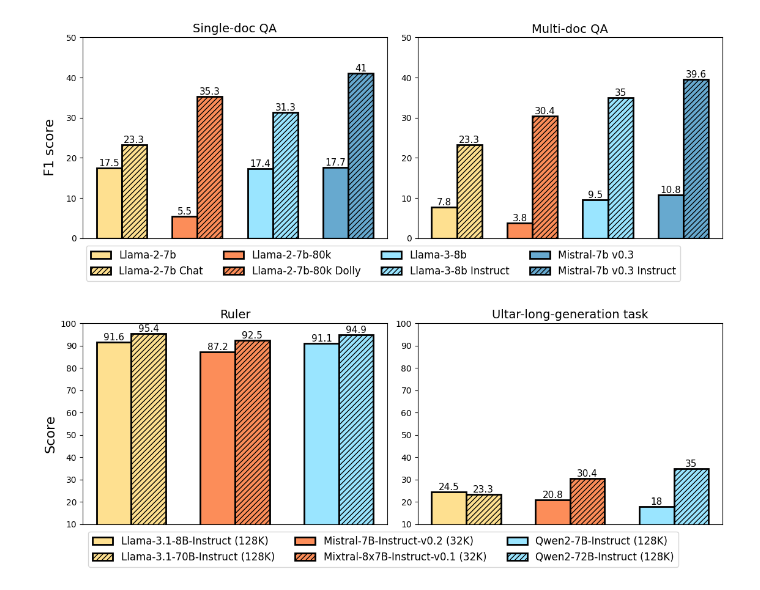
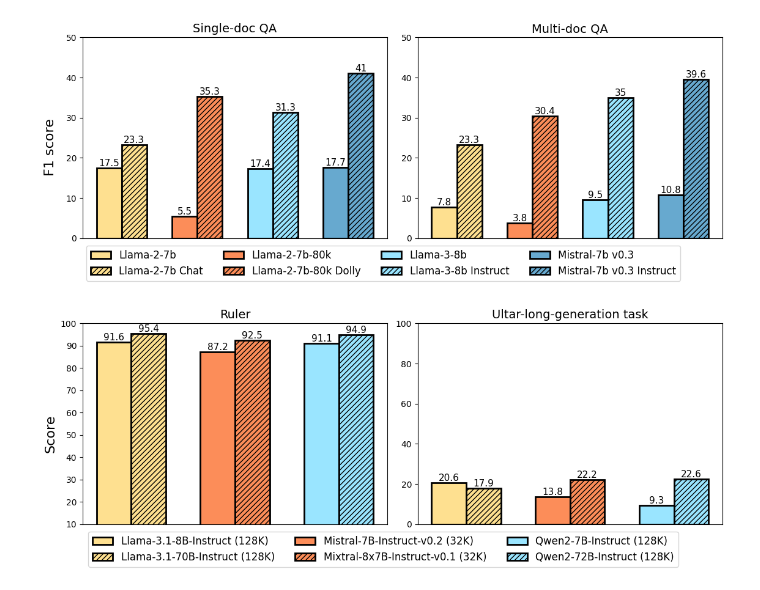
Before and after one commit to mozhu621/LongGenBench, a Jupyter notebook: Draw/paper.ipynb, the cells around one changed output. Saved outputs shown, nothing was run; the diff lists cells and outputs as text; code cells hidden in the pictures.

```diff
--- a/Draw/paper.ipynb
+++ b/Draw/paper.ipynb
@@ -119,38 +119,38 @@ ax1.bar(x + bar_width*4, [92.5], bar_width, color=color_2, hatch='////', edgecol
 ax1.bar(x + bar_width*6, [91.1], bar_width, color=color_3, edgecolor='black', linewidth=2)
 ax1.bar(x + bar_width*7, [94.9], bar_width, color=color_3, edgecolor='black', linewidth=2, hatch='////')
 
 for container in ax1.containers:
     ax1.bar_label(container, label_type='edge', size=11)
 
 ax1.set_title('Ruler', fontdict={'size':14})
 ax1.set_xticks([])
 ax1.set_ylim([10, 100])
 
 # Second subplot
-ax2.bar(x, [24.5], bar_width, color=color_1, edgecolor='black', linewidth=2, label='Llama-3.1-8B-Instruct (128K)')
-ax2.bar(x + bar_width, [23.3], bar_width, color=color_1, edgecolor='black', hatch='////', linewidth=2, label='Llama-3.1-70B-Instruct (128K)')
-ax2.bar(x + bar_width*3, [20.8], bar_width, color=color_2, edgecolor='black', linewidth=2, label='Mistral-7B-Instruct-v0.2 (32K)')
-ax2.bar(x + bar_width*4, [30.4], bar_width, color=color_2, edgecolor='black', linewidth=2, hatch='////', label='Mixtral-8x7B-Instruct-v0.1 (32K)')
-ax2.bar(x + bar_width*6, [18.0], bar_width, color=color_3, edgecolor='black', linewidth=2, label='Qwen2-7B-Instruct (128K)')
-ax2.bar(x + bar_width*7, [35.0], bar_width, color=color_3, edgecolor='black', linewidth=2, hatch='////', label='Qwen2-72B-Instruct (128K)')
+ax2.bar(x, [20.6], bar_width, color=color_1, edgecolor='black', linewidth=2, label='Llama-3.1-8B-Instruct (128K)')
+ax2.bar(x + bar_width, [17.9], bar_width, color=color_1, edgecolor='black', hatch='////', linewidth=2, label='Llama-3.1-70B-Instruct (128K)')
+ax2.bar(x + bar_width*3, [13.8], bar_width, color=color_2, edgecolor='black', linewidth=2, label='Mistral-7B-Instruct-v0.2 (32K)')
+ax2.bar(x + bar_width*4, [22.2], bar_width, color=color_2, edgecolor='black', linewidth=2, hatch='////', label='Mixtral-8x7B-Instruct-v0.1 (32K)')
+ax2.bar(x + bar_width*6, [9.3], bar_width, color=color_3, edgecolor='black', linewidth=2, label='Qwen2-7B-Instruct (128K)')
+ax2.bar(x + bar_width*7, [22.6], bar_width, color=color_3, edgecolor='black', linewidth=2, hatch='////', label='Qwen2-72B-Instruct (128K)')
 
 for container in ax2.containers:
     ax2.bar_label(container, label_type='edge', size=11)
 
 ax2.set_title('Ultar-long-generation task', fontdict={'size':14})
 ax2.set_xticks([])
-ax2.set_ylim(10, 100)
+ax2.set_ylim(0, 100)
 
 # Legend and layout adjustments
 handles, labels = ax2.get_legend_handles_labels()
 f.legend(handles, labels, loc='lower center', ncol=3, fontsize=12)
 f.set_figheight(4.5)
 f.set_figwidth(12.6)
 f.subplots_adjust(left=0.07, bottom=0.17, right=0.9, top=0.9, wspace=0.1, hspace=0.1)
 
 
 f.supylabel('Score', fontsize=16)
 
 f.savefig('instruct_2.pdf', bbox_inches='tight')
 # %% [output]
-[figure, old version]
+[figure, new version]
```
Also changed, not shown: 7 other files.
